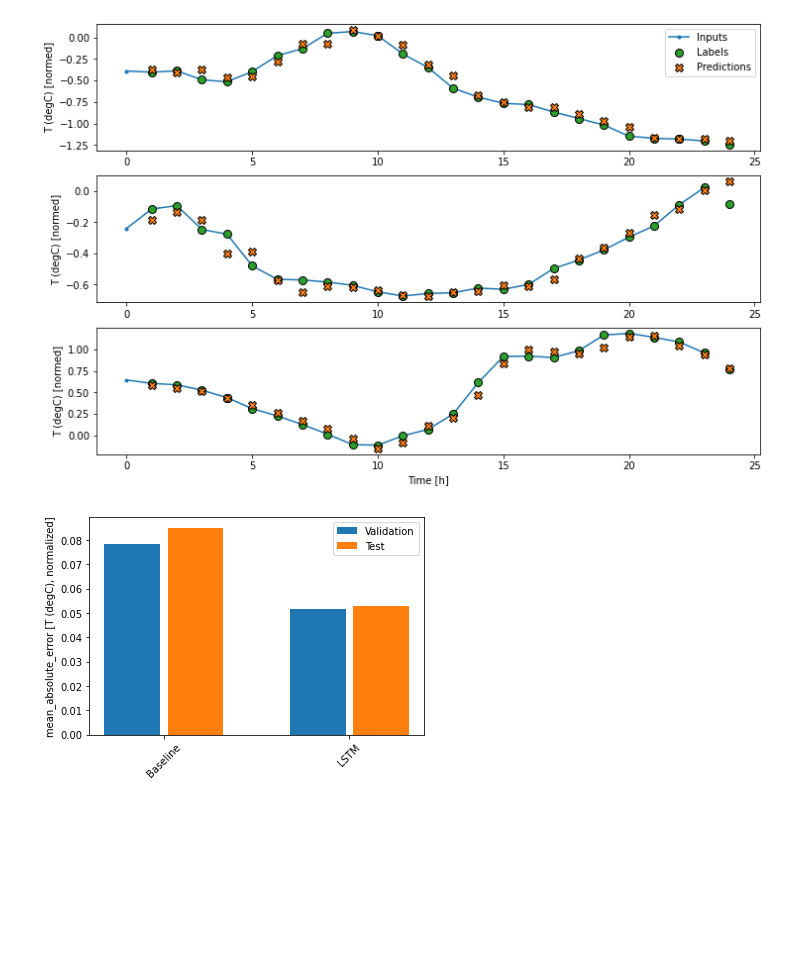
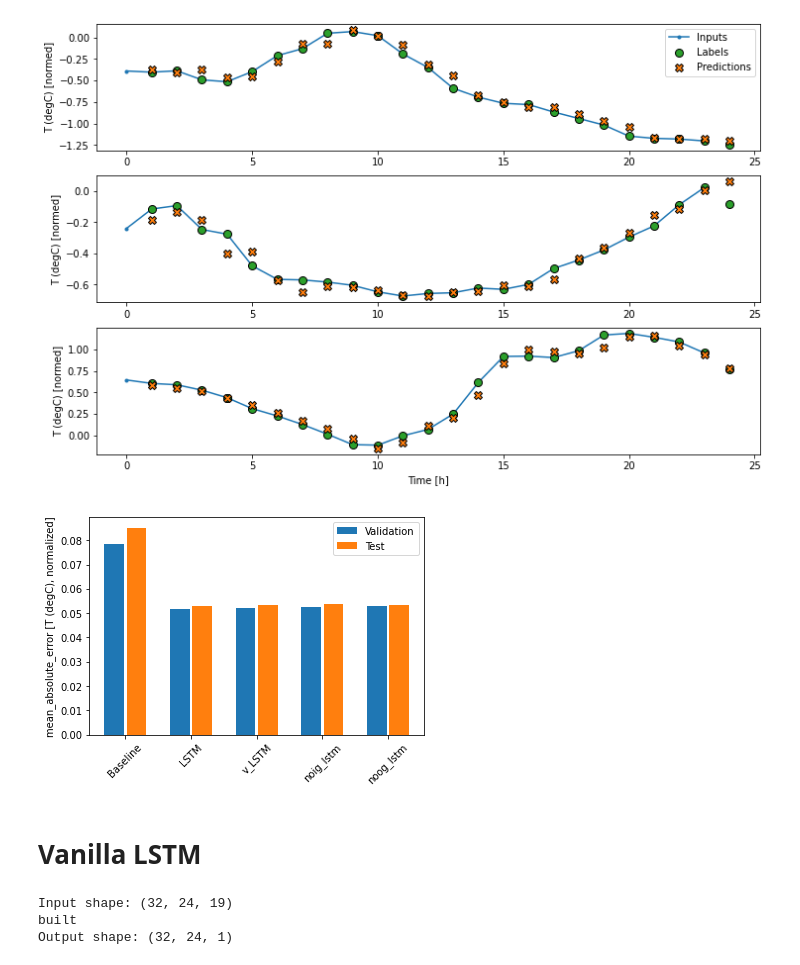
Before and after one commit to hemantnyadav/LSTM_experiments, a Jupyter notebook: TSF_2.ipynb, the cells around one changed output. Cells and saved outputs as stored; diff of their text form; code cells hidden in the pictures; blank space fills up the shorter version.

Commit message:
Vanilla LSTM Class and Its performance with two varients

```diff
--- a/TSF_2.ipynb
+++ b/TSF_2.ipynb
@@ -589,16 +589,18 @@ wide_window.plot(lstm_model)
 # %%
 x = np.arange(len(performance))
 width = 0.3
 metric_name = 'mean_absolute_error'
-metric_index = lstm_model.metrics_names.index('mean_absolute_error')
+metric_index = noog_lstm_model.metrics_names.index('mean_absolute_error')
 val_mae = [v[metric_index] for v in val_performance.values()]
 test_mae = [v[metric_index] for v in performance.values()]
 
 plt.ylabel('mean_absolute_error [T (degC), normalized]')
 plt.bar(x - 0.17, val_mae, width, label='Validation')
 plt.bar(x + 0.17, test_mae, width, label='Test')
 plt.xticks(ticks=x, labels=performance.keys(),
            rotation=45)
 _ = plt.legend()
 # %% [output]
-[figure, old version]
+[figure, new version]
+# %% [markdown]
+# Vanilla LSTM
@@ -604,0 +616,7 @@ _ = plt.legend()
+# %%
+print('Input shape:', wide_window.example[0].shape)
+print('Output shape:', v_lstm_model(wide_window.example[0]).shape)
+# %% [output]
+Input shape: (32, 24, 19)
+built
+Output shape: (32, 24, 1)
```
Also changed, not shown: parts of 8 cells of this notebook.
